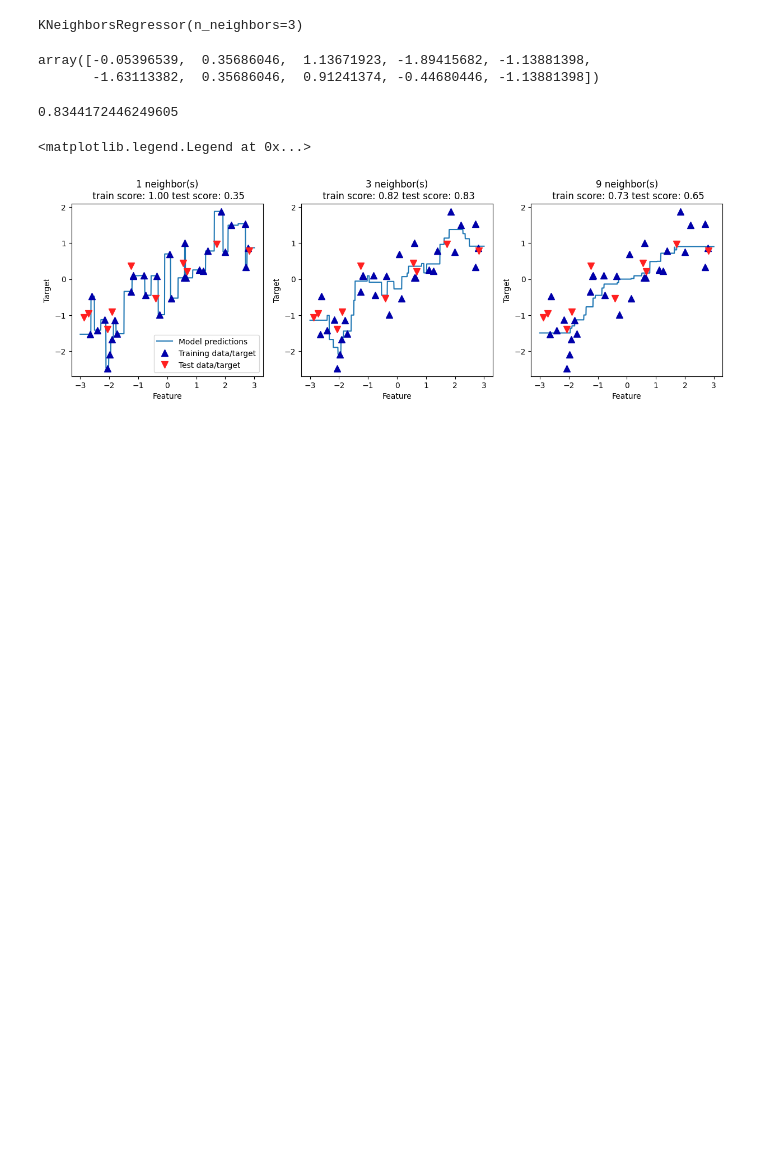
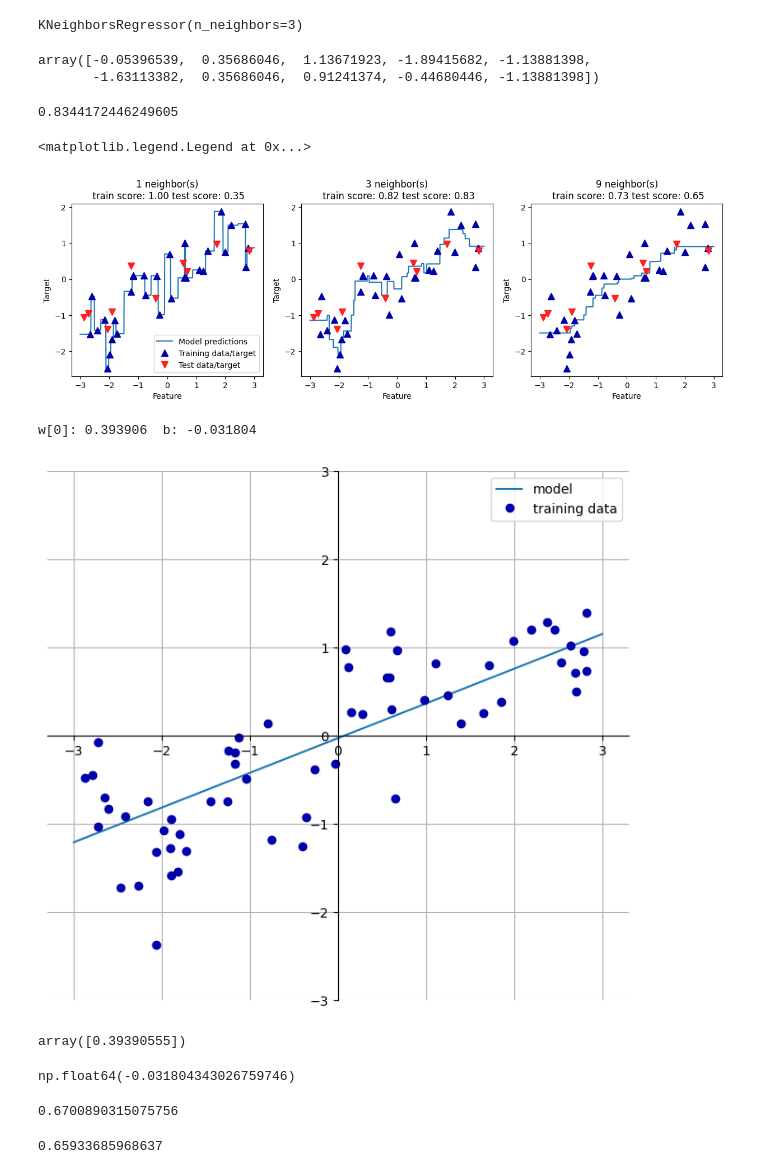
Before and after one commit to MelvTheGoat/Machine-Learning, a Jupyter notebook: Machine_Learning.ipynb, the cells around one changed output. Drawn from its saved outputs; the diff is of its cells as text; code cells hidden in the pictures; blank space fills up the shorter version.

```diff
--- a/Machine_Learning.ipynb
+++ b/Machine_Learning.ipynb
@@ -294,4 +289,7 @@ axes[0].legend(["Model predictions", "Training data/target",
 <matplotlib.legend.Legend at 0x...>
 [figure]
 # %%
-~
+mglearn.plots.plot_linear_regression_wave()
+# %% [output]
+w[0]: 0.393906  b: -0.031804
+[figure, added]
@@ -297,0 +301,16 @@ axes[0].legend(["Model predictions", "Training data/target",
+# %%
+lr.coef_
+# %% [output]
+array([0.39390555])
+# %%
+lr.intercept_
+# %% [output]
+np.float64(-0.031804343026759746)
+# %%
+lr.score(X_train, y_train)
+# %% [output]
+0.6700890315075756
+# %%
+lr.score(X_test, y_test)
+# %% [output]
+0.65933685968637
```
Also changed, not shown: parts of 16 cells of this notebook.
